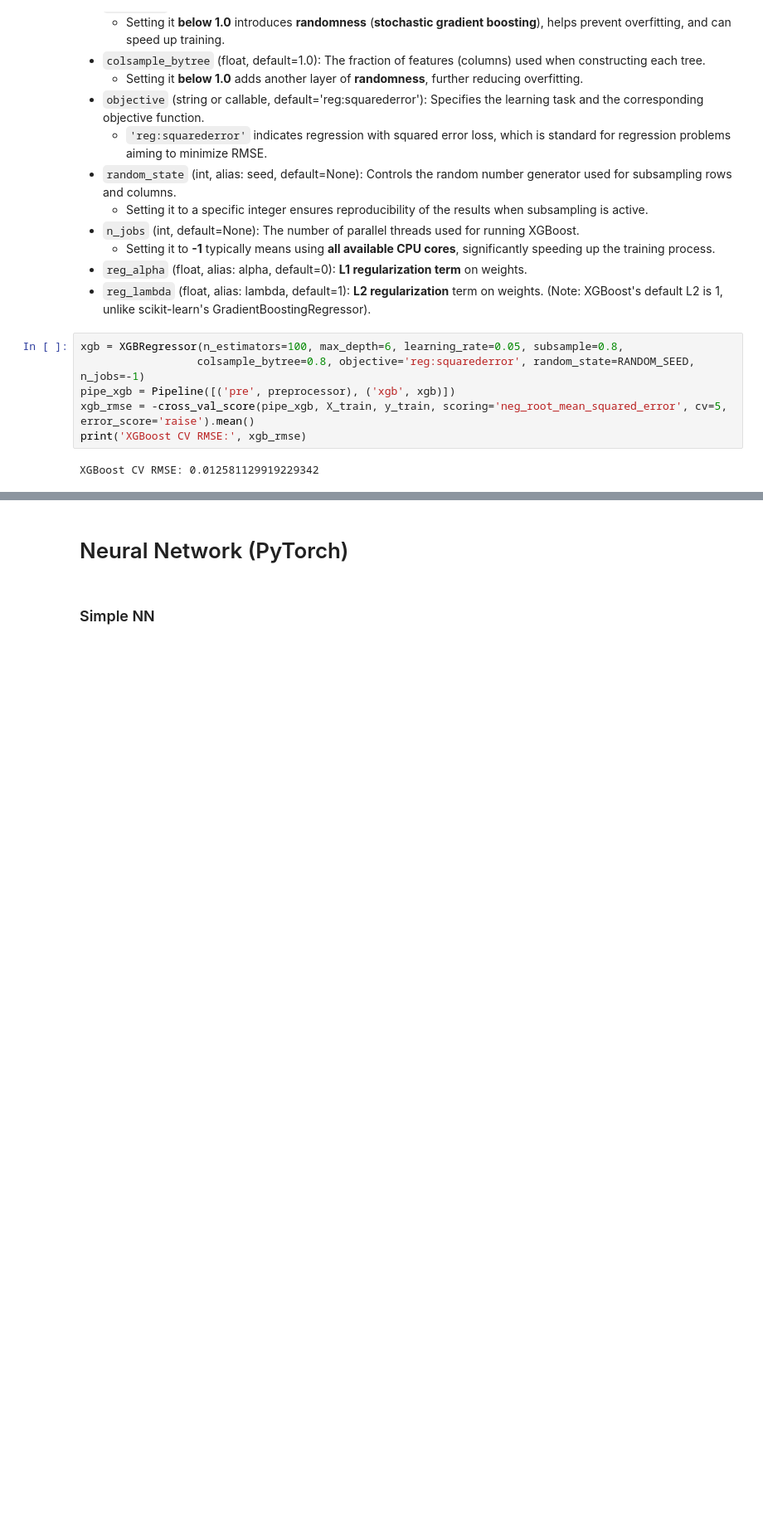
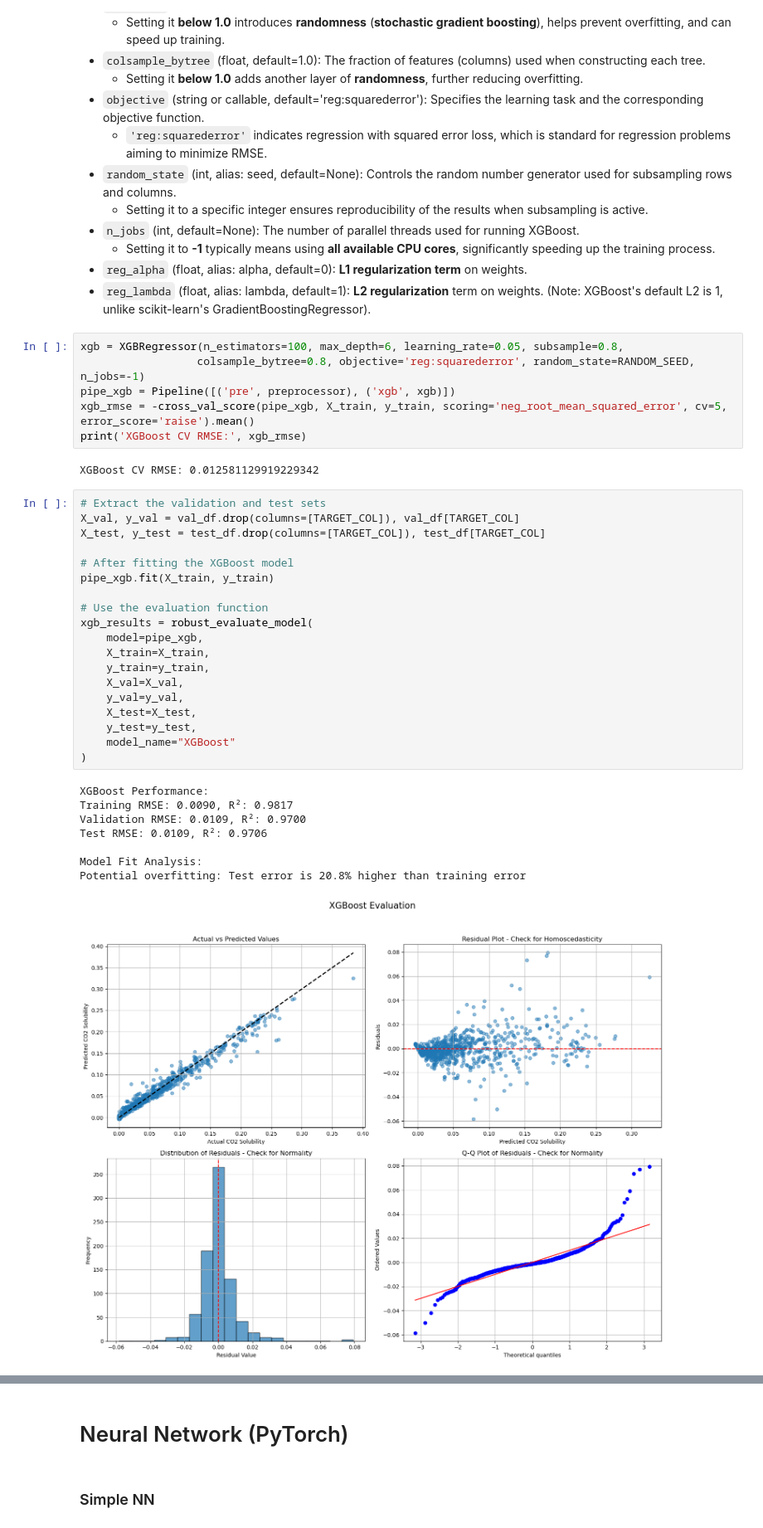
Before and after one commit to louis-sh-nguyen/ML-solubility, a Jupyter notebook: notebooks/polymer-prediction.ipynb, the cells around one changed output, grey strips where cells are left out. Shown at 83% size. Drawn from its saved outputs; the diff is of its cells as text; blank space fills up the shorter version.

```diff
--- a/notebooks/polymer-prediction.ipynb
+++ b/notebooks/polymer-prediction.ipynb
@@ -583,3 +842,31 @@ xgb_rmse = -cross_val_score(pipe_xgb, X_train, y_train, scoring='neg_root_mean_s
 print('XGBoost CV RMSE:', xgb_rmse)
 # %% [output]
 XGBoost CV RMSE: 0.012581129919229342
+# %%
+# Extract the validation and test sets
+X_val, y_val = val_df.drop(columns=[TARGET_COL]), val_df[TARGET_COL]
+X_test, y_test = test_df.drop(columns=[TARGET_COL]), test_df[TARGET_COL]
+
+# After fitting the XGBoost model
+pipe_xgb.fit(X_train, y_train)
+
+# Use the evaluation function
+xgb_results = robust_evaluate_model(
+    model=pipe_xgb,
+    X_train=X_train,
+    y_train=y_train,
+    X_val=X_val,
+    y_val=y_val,
+    X_test=X_test,
+    y_test=y_test,
+    model_name="XGBoost"
+)
+# %% [output]
+XGBoost Performance:
+Training RMSE: 0.0090, R²: 0.9817
+Validation RMSE: 0.0109, R²: 0.9700
+Test RMSE: 0.0109, R²: 0.9706
+
+Model Fit Analysis:
+Potential overfitting: Test error is 20.8% higher than training error
+[figure, added]
```
Also changed, not shown: parts of 11 cells of this notebook, 3 other files.
